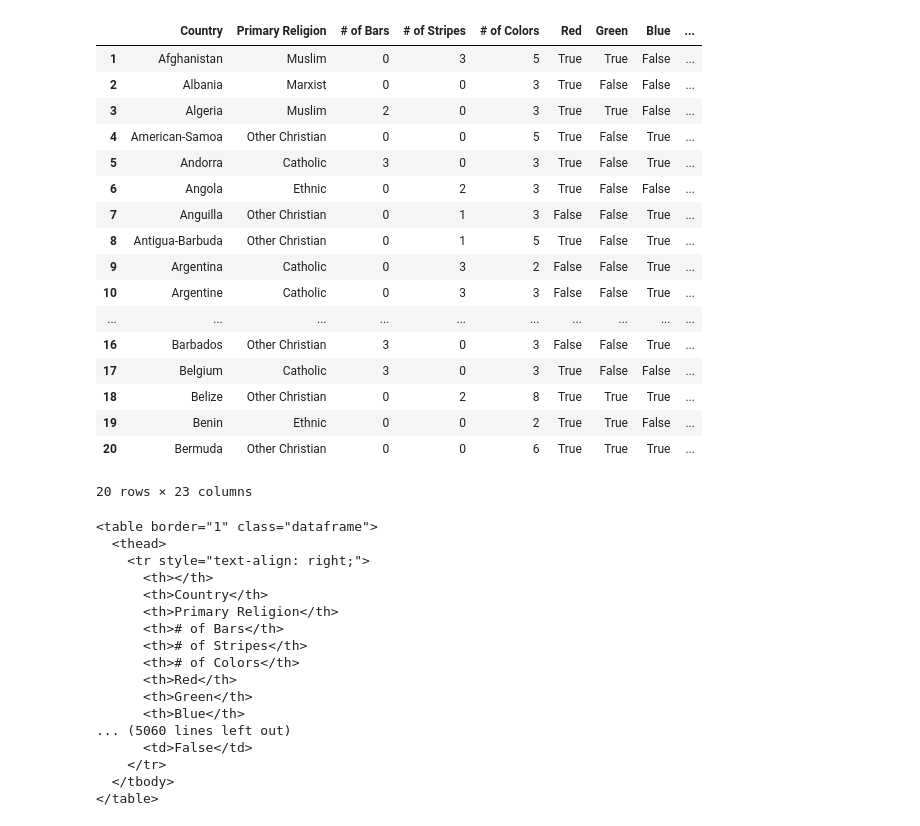
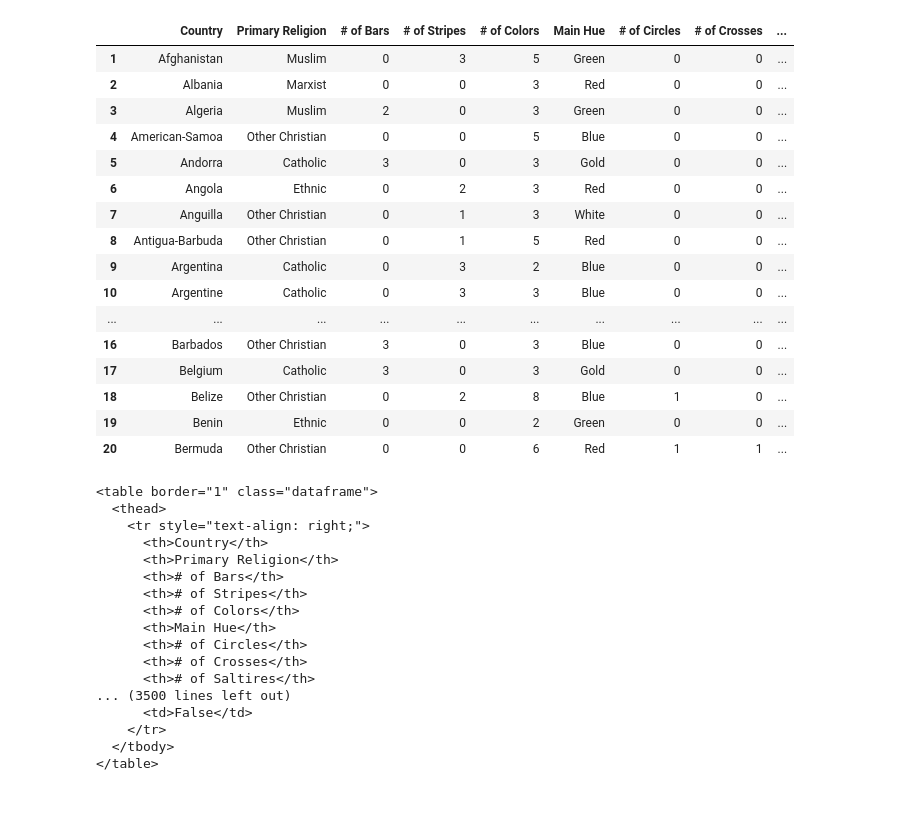
Before and after one commit to zpoeschl/flags_and_religion, a Jupyter notebook: static/data/create_table.ipynb, the cells around one changed output. Drawn from its saved outputs; the diff is of its cells as text; code cells hidden in the pictures.

Commit message:
Updated table formatting to be compact

```diff
--- a/static/data/create_table.ipynb
+++ b/static/data/create_table.ipynb
@@ -11,7 +11,8 @@ flags_df = pd.read_csv('flags_with_headers.csv', names=columns)
 # drop columns, irrelevant or dup info
 flags_df = flags_df.drop(columns=['ID', 'Landmass', 'Zone', 'Area in Thousands of Sq. km', 'Population in Round Millions',
                                   'Primary Language', 'Zone', 'Color, Top Left Corner', 'Color, Bottom Right Corner',
-                                  'Area in Sq. Miles', 'Population Density'])
+                                  'Area in Sq. Miles',  'Red', 'Green', 'Blue', 'Gold /Yellow',
+                                  'White', 'Black', 'Orange /Brown', 'Population Density'])
 
 # drop first row (dup headers)
 flags_df = flags_df.drop([0])
@@ -36,88 +37,66 @@ flags_df
 flags_df['Primary Religion'].loc[(flags_df['Primary Religion'] == '0')] = 'Catholic'
 flags_df['Primary Religion'].loc[(flags_df['Primary Religion'] == '1')] = 'Other Christian'
 flags_df['Primary Religion'].loc[(flags_df['Primary Religion'] == '2')] = 'Muslim'
 flags_df['Primary Religion'].loc[(flags_df['Primary Religion'] == '3')] = 'Buddhist'
 flags_df['Primary Religion'].loc[(flags_df['Primary Religion'] == '4')] = 'Hindu'
 flags_df['Primary Religion'].loc[(flags_df['Primary Religion'] == '5')] = 'Ethnic'
 flags_df['Primary Religion'].loc[(flags_df['Primary Religion'] == '6')] = 'Marxist'
 flags_df['Primary Religion'].loc[(flags_df['Primary Religion'] == '7')] = 'Other'
 
 # update columns 1/0 to be T/F
-flags_df['Red'].loc[(flags_df['Red'] == '0')] = 'False'
-flags_df['Red'].loc[(flags_df['Red'] == '1')] = 'True'
-
-flags_df['Green'].loc[(flags_df['Green'] == '0')] = 'False'
-flags_df['Green'].loc[(flags_df['Green'] == '1')] = 'True'
-
-flags_df['Blue'].loc[(flags_df['Blue'] == '0')] = 'False'
-flags_df['Blue'].loc[(flags_df['Blue'] == '1')] = 'True'
-
-flags_df['Gold /Yellow'].loc[(flags_df['Gold /Yellow'] == '0')] = 'False'
-flags_df['Gold /Yellow'].loc[(flags_df['Gold /Yellow'] == '1')] = 'True'
-
-flags_df['White'].loc[(flags_df['White'] == '0')] = 'False'
-flags_df['White'].loc[(flags_df['White'] == '1')] = 'True'
-
-flags_df['Black'].loc[(flags_df['Black'] == '0')] = 'False'
-flags_df['Black'].loc[(flags_df['Black'] == '1')] = 'True'
-
-flags_df['Orange /Brown'].loc[(flags_df['Orange /Brown'] == '0')] = 'False'
-flags_df['Orange /Brown'].loc[(flags_df['Orange /Brown'] == '1')] = 'True'
-
 flags_df['Crescent'].loc[(flags_df['Crescent'] == '0')] = 'False'
 flags_df['Crescent'].loc[(flags_df['Crescent'] == '1')] = 'True'
 
 flags_df['Triangle'].loc[(flags_df['Triangle'] == '0')] = 'False'
 flags_df['Triangle'].loc[(flags_df['Triangle'] == '1')] = 'True'
 
 flags_df['Icon'].loc[(flags_df['Icon'] == '0')] = 'False'
 flags_df['Icon'].loc[(flags_df['Icon'] == '1')] = 'True'
 
 flags_df['Animate'].loc[(flags_df['Animate'] == '0')] = 'False'
 flags_df['Animate'].loc[(flags_df['Animate'] == '1')] = 'True'
 
 flags_df['Text'].loc[(flags_df['Text'] == '0')] = 'False'
 flags_df['Text'].loc[(flags_df['Text'] == '1')] = 'True'
 
 # reformat final two columns to be capital case
 flags_df['Main Hue'] = flags_df['Main Hue'].str.capitalize()
 
 flags_df.head(20)
 # %% [output]
-|  | Country | Primary Religion | # of Bars | # of Stripes | # of Colors | Red | Green | Blue | ... |
-| 1 | Afghanistan | Muslim | 0 | 3 | 5 | True | True | False | ... |
-| 2 | Albania | Marxist | 0 | 0 | 3 | True | False | False | ... |
-| 3 | Algeria | Muslim | 2 | 0 | 3 | True | True | False | ... |
-| 4 | American-Samoa | Other Christian | 0 | 0 | 5 | True | False | True | ... |
-| 5 | Andorra | Catholic | 3 | 0 | 3 | True | False | True | ... |
-| 6 | Angola | Ethnic | 0 | 2 | 3 | True | False | False | ... |
-| 7 | Anguilla | Other Christian | 0 | 1 | 3 | False | False | True | ... |
-| 8 | Antigua-Barbuda | Other Christian | 0 | 1 | 5 | True | False | True | ... |
-| 9 | Argentina | Catholic | 0 | 3 | 2 | False | False | True | ... |
-| 10 | Argentine | Catholic | 0 | 3 | 3 | False | False | True | ... |
+|  | Country | Primary Religion | # of Bars | # of Stripes | # of Colors | Main Hue | # of Circles | # of Crosses | ... |
+| 1 | Afghanistan | Muslim | 0 | 3 | 5 | Green | 0 | 0 | ... |
+| 2 | Albania | Marxist | 0 | 0 | 3 | Red | 0 | 0 | ... |
+| 3 | Algeria | Muslim | 2 | 0 | 3 | Green | 0 | 0 | ... |
+| 4 | American-Samoa | Other Christian | 0 | 0 | 5 | Blue | 0 | 0 | ... |
+| 5 | Andorra | Catholic | 3 | 0 | 3 | Gold | 0 | 0 | ... |
+| 6 | Angola | Ethnic | 0 | 2 | 3 | Red | 0 | 0 | ... |
+| 7 | Anguilla | Other Christian | 0 | 1 | 3 | White | 0 | 0 | ... |
+| 8 | Antigua-Barbuda | Other Christian | 0 | 1 | 5 | Red | 0 | 0 | ... |
+| 9 | Argentina | Catholic | 0 | 3 | 2 | Blue | 0 | 0 | ... |
+| 10 | Argentine | Catholic | 0 | 3 | 3 | Blue | 0 | 0 | ... |
 | ... | ... | ... | ... | ... | ... | ... | ... | ... | ... |
-| 16 | Barbados | Other Christian | 3 | 0 | 3 | False | False | True | ... |
-| 17 | Belgium | Catholic | 3 | 0 | 3 | True | False | False | ... |
-| 18 | Belize | Other Christian | 0 | 2 | 8 | True | True | True | ... |
-| 19 | Benin | Ethnic | 0 | 0 | 2 | True | True | False | ... |
-| 20 | Bermuda | Other Christian | 0 | 0 | 6 | True | True | True | ... |
+| 16 | Barbados | Other Christian | 3 | 0 | 3 | Blue | 0 | 0 | ... |
+| 17 | Belgium | Catholic | 3 | 0 | 3 | Gold | 0 | 0 | ... |
+| 18 | Belize | Other Christian | 0 | 2 | 8 | Blue | 1 | 0 | ... |
+| 19 | Benin | Ethnic | 0 | 0 | 2 | Green | 0 | 0 | ... |
+| 20 | Bermuda | Other Christian | 0 | 0 | 6 | Red | 1 | 1 | ... |
-20 rows × 23 columns
 # %%
-print(flags_df.to_html())
+print(flags_df.to_html(index=False))
 # %% [output]
 <table border="1" class="dataframe">
   <thead>
     <tr style="text-align: right;">
-      <th></th>
       <th>Country</th>
       <th>Primary Religion</th>
       <th># of Bars</th>
       <th># of Stripes</th>
       <th># of Colors</th>
-      <th>Red</th>
-      <th>Green</th>
-      <th>Blue</th>
-... (5060 lines left out)
+      <th>Main Hue</th>
+      <th># of Circles</th>
+      <th># of Crosses</th>
+      <th># of Saltires</th>
+... (3500 lines left out)
       <td>False</td>
     </tr>
   </tbody>
```
Also changed, not shown: parts of 1 cell of this notebook, 2 other files.
